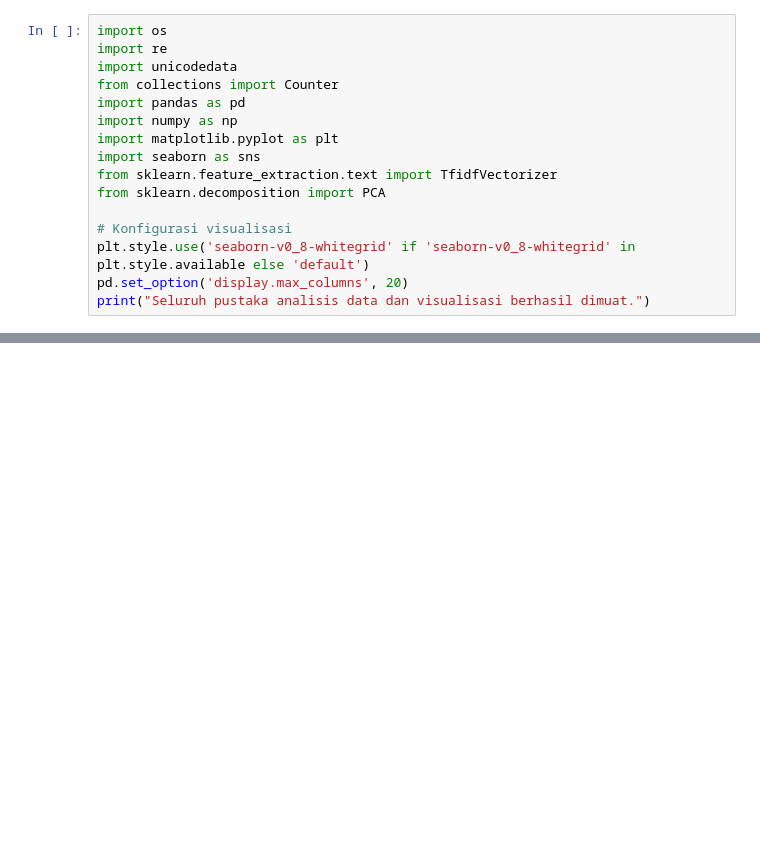
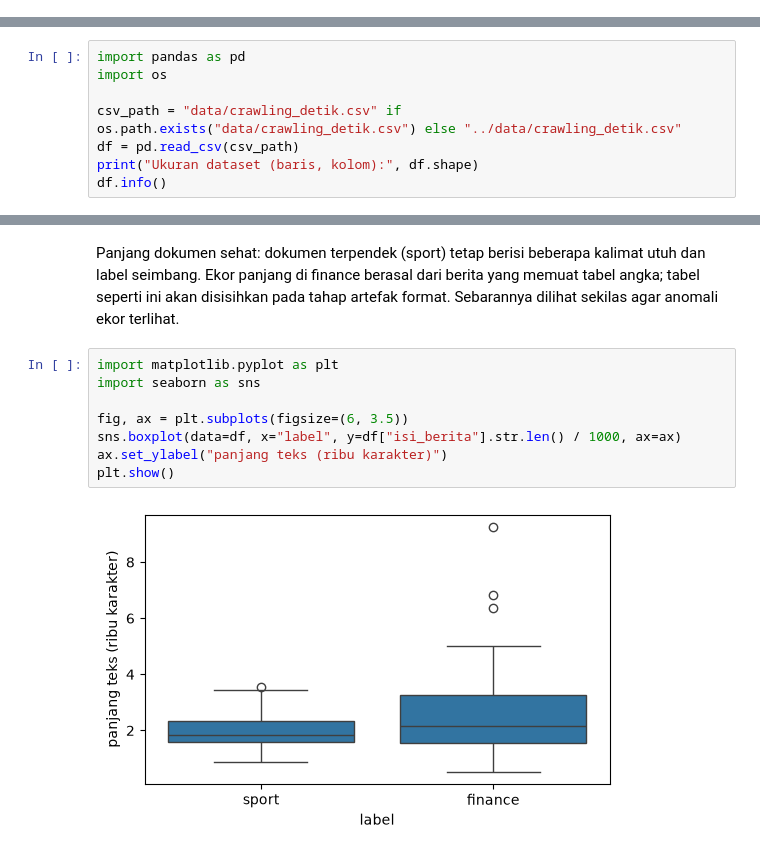
Before and after one commit to ilham08-GH/ppw, a Jupyter notebook: Notebooks/WebMining_Tugas2.ipynb, the cells around one changed output, grey strips where cells are left out. Drawn from its saved outputs; the diff is of its cells as text; blank space fills up the shorter version.

```diff
--- a/Notebooks/WebMining_Tugas2.ipynb
+++ b/Notebooks/WebMining_Tugas2.ipynb
@@ -15,16 +0,0 @@ Pemrosesan teks dibagi menjadi 4 fase komprehensif:
-# %%
-import os
-import re
-import unicodedata
-from collections import Counter
-import pandas as pd
-import numpy as np
-import matplotlib.pyplot as plt
-import seaborn as sns
-from sklearn.feature_extraction.text import TfidfVectorizer
-from sklearn.decomposition import PCA
-
-# Konfigurasi visualisasi
-plt.style.use('seaborn-v0_8-whitegrid' if 'seaborn-v0_8-whitegrid' in plt.style.available else 'default')
-pd.set_option('display.max_columns', 20)
-print("Seluruh pustaka analisis data dan visualisasi berhasil dimuat.")
@@ -616,0 +21,8 @@ display(df_conclusion)
+# %%
+import pandas as pd
+import os
+
+csv_path = "data/crawling_detik.csv" if os.path.exists("data/crawling_detik.csv") else "../data/crawling_detik.csv"
+df = pd.read_csv(csv_path)
+print("Ukuran dataset (baris, kolom):", df.shape)
+df.info()
@@ -616,0 +94,12 @@ display(df_conclusion)
+# %% [markdown]
+Panjang dokumen sehat: dokumen terpendek (sport) tetap berisi beberapa kalimat utuh dan label seimbang. Ekor panjang di finance berasal dari berita yang memuat tabel angka; tabel seperti ini akan disisihkan pada tahap artefak format. Sebarannya dilihat sekilas agar anomali ekor terlihat.
+# %%
+import matplotlib.pyplot as plt
+import seaborn as sns
+
+fig, ax = plt.subplots(figsize=(6, 3.5))
+sns.boxplot(data=df, x="label", y=df["isi_berita"].str.len() / 1000, ax=ax)
+ax.set_ylabel("panjang teks (ribu karakter)")
+plt.show()
+# %% [output]
+[figure, added]
```
Also changed, not shown: parts of 102 cells of this notebook, 35 other files.
